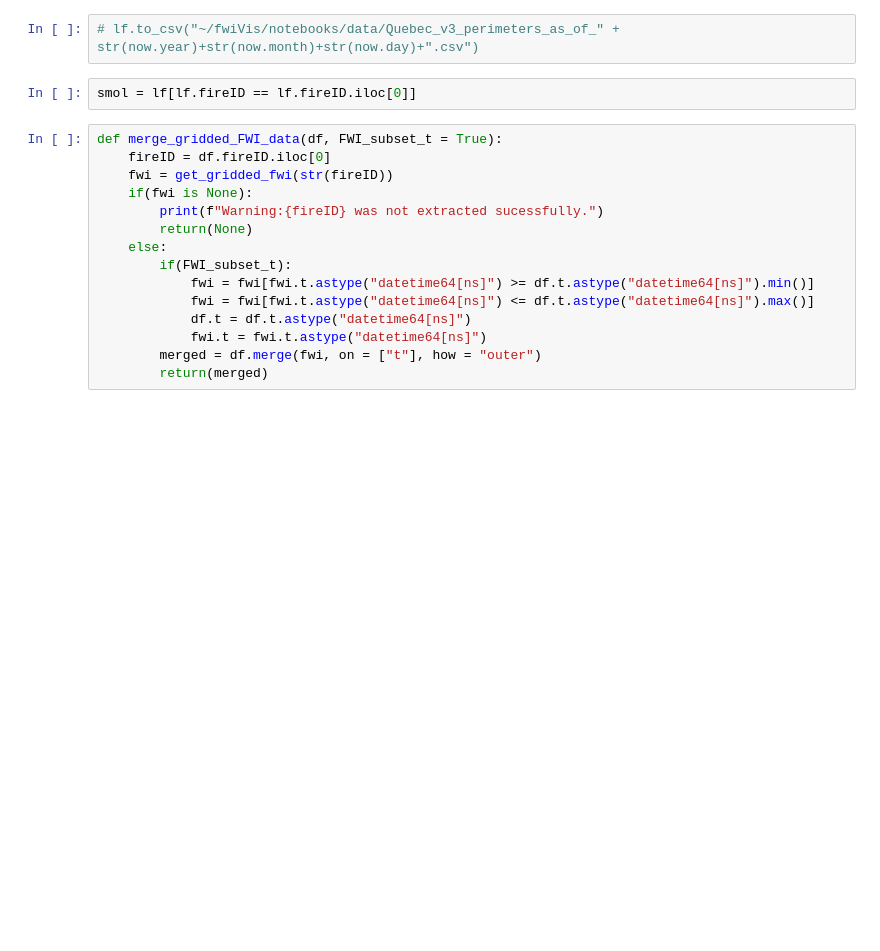
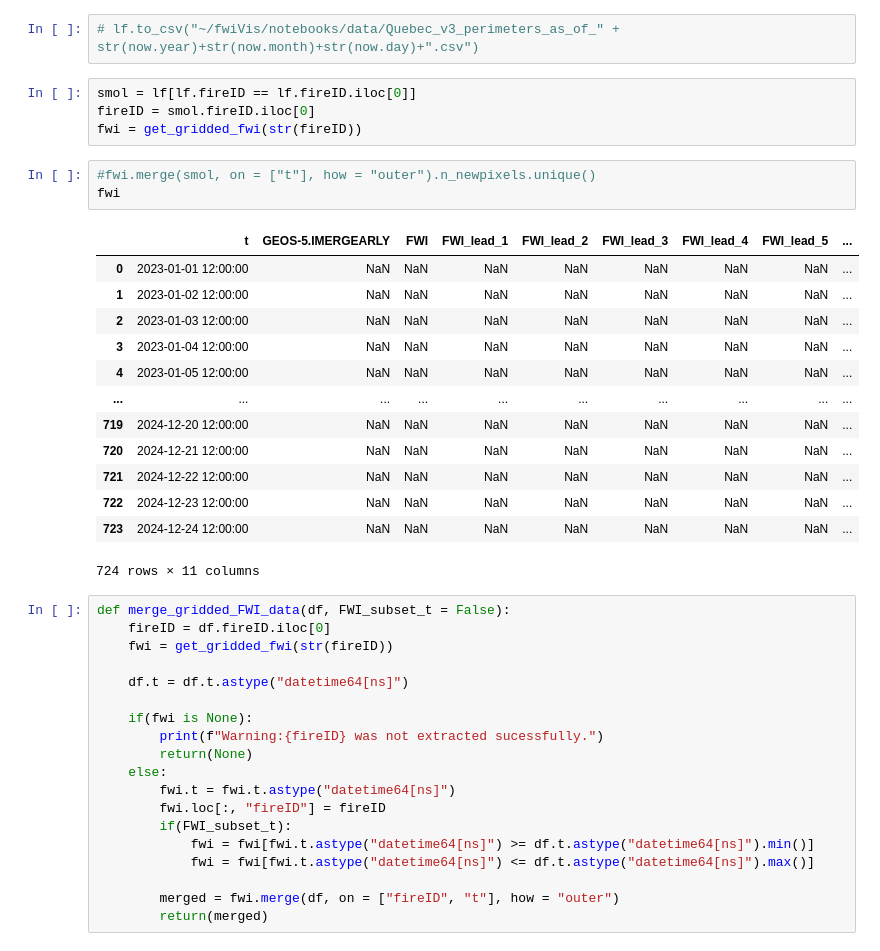
Before and after one commit to mccabete/fwiVis, a Jupyter notebook: notebooks/Fire_extraction.ipynb, the cells around one changed output. Cells and saved outputs as stored; diff of their text form; blank space fills up the shorter version.

```diff
--- a/notebooks/Fire_extraction.ipynb
+++ b/notebooks/Fire_extraction.ipynb
@@ -229,22 +229,45 @@ def get_gridded_fwi(fireID):
         return(None)
 # %%
 # lf.to_csv("~/fwiVis/notebooks/data/Quebec_v3_perimeters_as_of_" + str(now.year)+str(now.month)+str(now.day)+".csv")
-# %%
-smol = lf[lf.fireID == lf.fireID.iloc[0]]
+# %%
+smol = lf[lf.fireID == lf.fireID.iloc[0]]
+fireID = smol.fireID.iloc[0]
+fwi = get_gridded_fwi(str(fireID))
+# %%
+#fwi.merge(smol, on = ["t"], how = "outer").n_newpixels.unique()
+fwi
+# %% [output]
+|  | t | GEOS-5.IMERGEARLY | FWI | FWI_lead_1 | FWI_lead_2 | FWI_lead_3 | FWI_lead_4 | FWI_lead_5 | ... |
+| 0 | 2023-01-01 12:00:00 | NaN | NaN | NaN | NaN | NaN | NaN | NaN | ... |
+| 1 | 2023-01-02 12:00:00 | NaN | NaN | NaN | NaN | NaN | NaN | NaN | ... |
+| 2 | 2023-01-03 12:00:00 | NaN | NaN | NaN | NaN | NaN | NaN | NaN | ... |
+| 3 | 2023-01-04 12:00:00 | NaN | NaN | NaN | NaN | NaN | NaN | NaN | ... |
+| 4 | 2023-01-05 12:00:00 | NaN | NaN | NaN | NaN | NaN | NaN | NaN | ... |
+| ... | ... | ... | ... | ... | ... | ... | ... | ... | ... |
+| 719 | 2024-12-20 12:00:00 | NaN | NaN | NaN | NaN | NaN | NaN | NaN | ... |
+| 720 | 2024-12-21 12:00:00 | NaN | NaN | NaN | NaN | NaN | NaN | NaN | ... |
+| 721 | 2024-12-22 12:00:00 | NaN | NaN | NaN | NaN | NaN | NaN | NaN | ... |
+| 722 | 2024-12-23 12:00:00 | NaN | NaN | NaN | NaN | NaN | NaN | NaN | ... |
+| 723 | 2024-12-24 12:00:00 | NaN | NaN | NaN | NaN | NaN | NaN | NaN | ... |
+724 rows × 11 columns
 # %%
-def merge_gridded_FWI_data(df, FWI_subset_t = True):
+def merge_gridded_FWI_data(df, FWI_subset_t = False):
     fireID = df.fireID.iloc[0]
     fwi = get_gridded_fwi(str(fireID))
+
+    df.t = df.t.astype("datetime64[ns]")
+
     if(fwi is None):
         print(f"Warning:{fireID} was not extracted sucessfully.")
         return(None)
     else:
+        fwi.t = fwi.t.astype("datetime64[ns]")
+        fwi.loc[:, "fireID"] = fireID
         if(FWI_subset_t):
             fwi = fwi[fwi.t.astype("datetime64[ns]") >= df.t.astype("datetime64[ns]").min()]
             fwi = fwi[fwi.t.astype("datetime64[ns]") <= df.t.astype("datetime64[ns]").max()]
-            df.t = df.t.astype("datetime64[ns]")
-            fwi.t = fwi.t.astype("datetime64[ns]")
-        merged = df.merge(fwi, on = ["t"], how = "outer")
+
+        merged = fwi.merge(df, on = ["fireID", "t"], how = "outer")
         return(merged)
 # %%
 col_names = lf.columns
```
Also changed, not shown: parts of 12 cells of this notebook, 2 other files.
